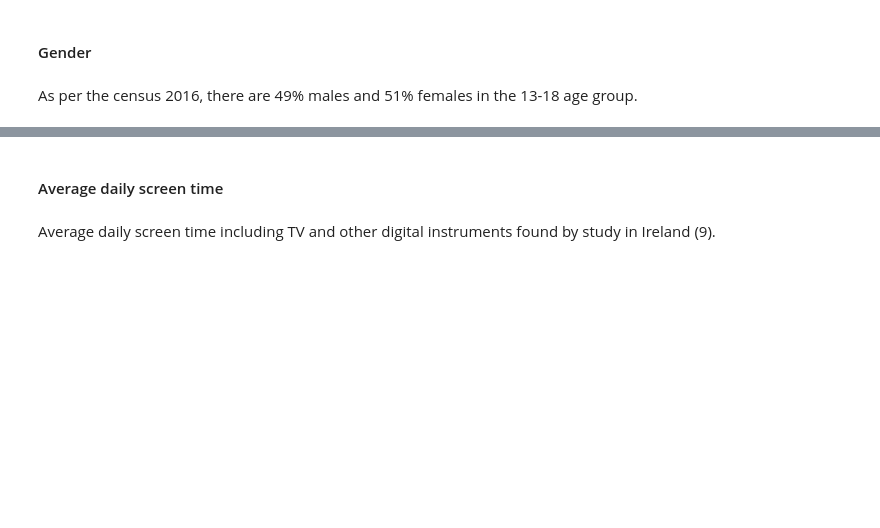
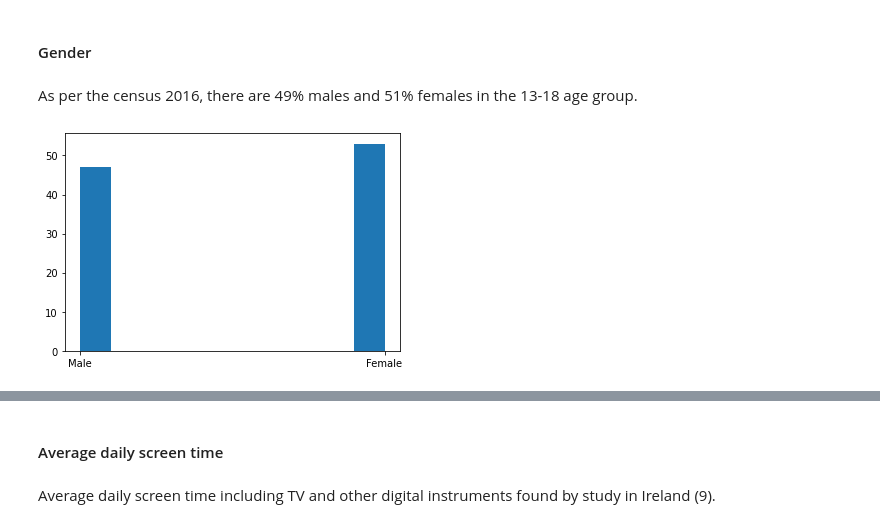
Before and after one commit to pcsukumar/PfDA_Assignment_1, a Jupyter notebook: PfDA_Project_1.ipynb, the cells around one changed output, grey strips where cells are left out. Cells and saved outputs as stored; diff of their text form; code cells hidden in the pictures; blank space fills up the shorter version.

```diff
--- a/PfDA_Project_1.ipynb
+++ b/PfDA_Project_1.ipynb
@@ -43,4 +48,8 @@ As per the census 2016, there are 49% males and 51% females in the 13-18 age gro
 # %%
 gender_cat = ['Male', 'Female']
 gender = np.random.choice(gender_cat, 100, p=[0.49, 0.51])
+plt.hist(gender)
+plt.show()
+# %% [output]
+[figure, added]
 # %%
```
Also changed, not shown: parts of 14 cells of this notebook.
